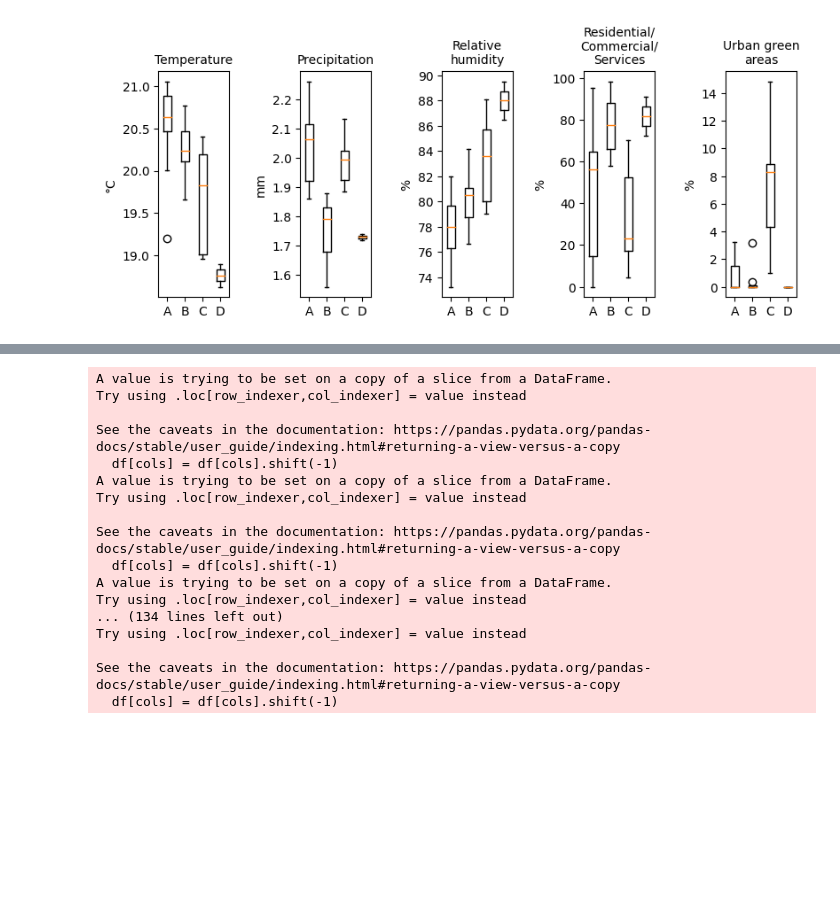
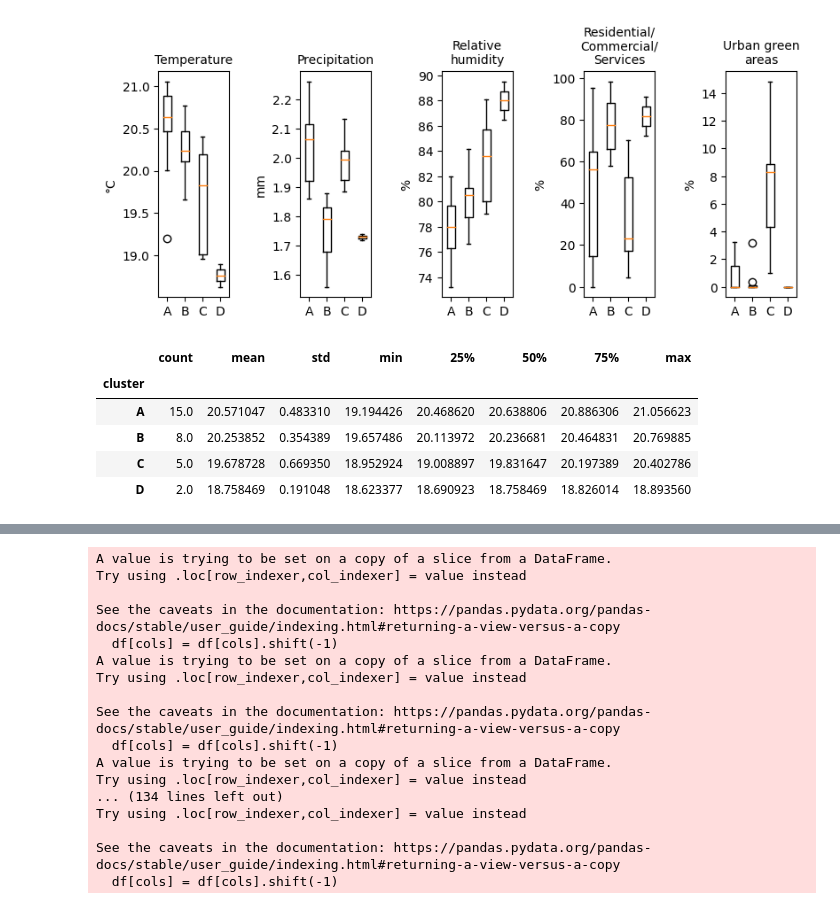
Before and after one commit to plbalmeida/ml-uhi, a Jupyter notebook: notebooks/2.0-eda.ipynb, the cells around one changed output, grey strips where cells are left out. Drawn from its saved outputs; the diff is of its cells as text; code cells hidden in the pictures; blank space fills up the shorter version.

```diff
--- a/notebooks/2.0-eda.ipynb
+++ b/notebooks/2.0-eda.ipynb
@@ -672,3 +672,13 @@ plt.savefig(f'../figures/boxplot_clusters_parameters.png', dpi=300, bbox_inches=
 plt.show()
 # %% [output]
 [figure]
+# %%
+# df_grouped_boxplot.drop(columns=["cluster"]).describe()
+df_grouped_boxplot.groupby("cluster")["Temperature"].describe()
+# %% [output]
+|  | count | mean | std | min | 25% | 50% | 75% | max |
+| cluster |  |  |  |  |  |  |  |  |
+| A | 15.0 | 20.571047 | 0.483310 | 19.194426 | 20.468620 | 20.638806 | 20.886306 | 21.056623 |
+| B | 8.0 | 20.253852 | 0.354389 | 19.657486 | 20.113972 | 20.236681 | 20.464831 | 20.769885 |
+| C | 5.0 | 19.678728 | 0.669350 | 18.952924 | 19.008897 | 19.831647 | 20.197389 | 20.402786 |
+| D | 2.0 | 18.758469 | 0.191048 | 18.623377 | 18.690923 | 18.758469 | 18.826014 | 18.893560 |
```
Also changed, not shown: parts of 5 cells of this notebook.
